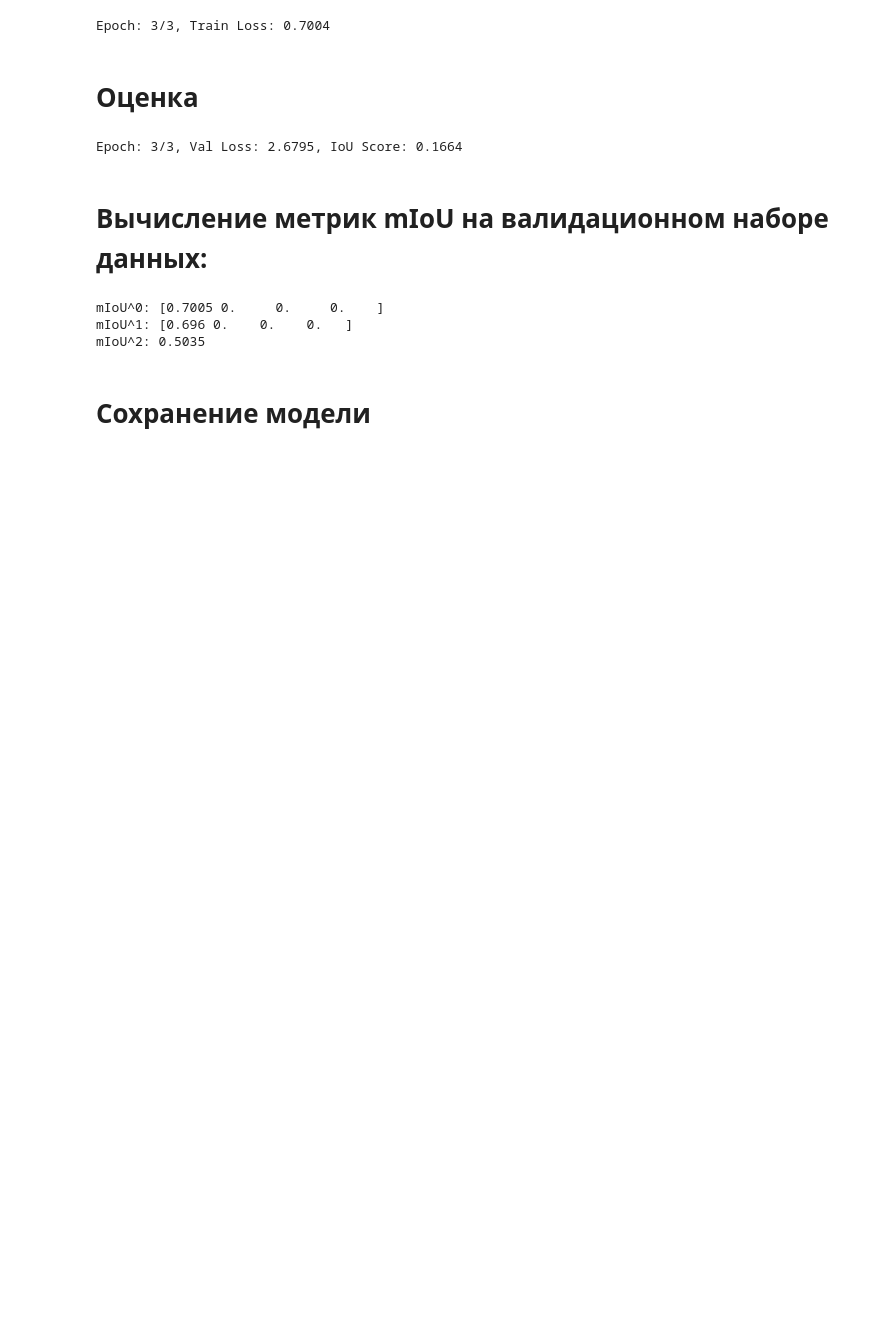
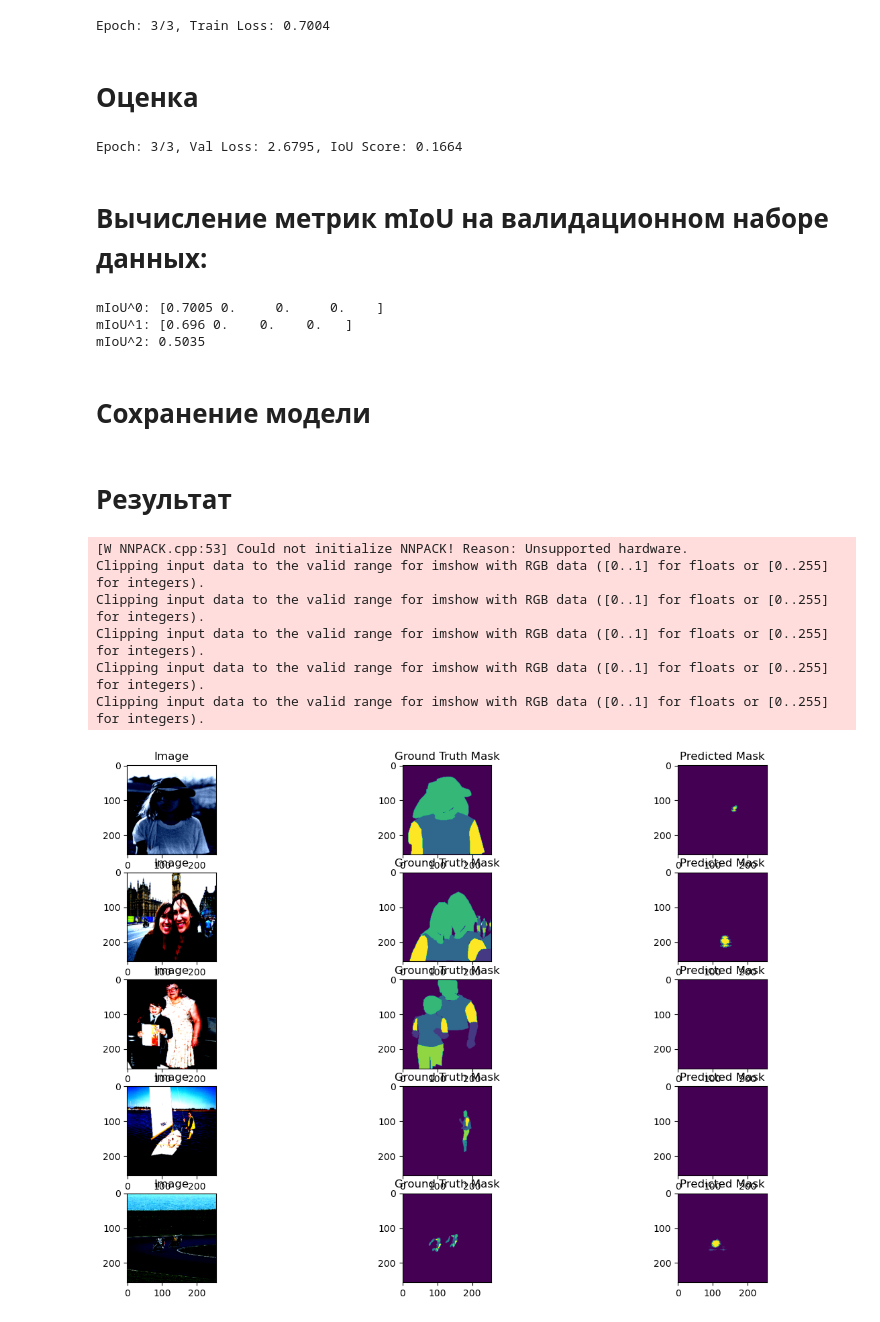
Before and after one commit to MugiChu/Paskal-part-test, a Jupyter notebook: notebooks/UNet_experiment.ipynb, the cells around one changed output. Cells and saved outputs as stored; diff of their text form; code cells hidden in the pictures; blank space fills up the shorter version.

Commit message:
Add function visualize_segmentation_results.

```diff
--- a/notebooks/UNet_experiment.ipynb
+++ b/notebooks/UNet_experiment.ipynb
@@ -183,3 +184,57 @@ mIoU^2: 0.5035
 # Сохранение модели
 # %%
 torch.save(model.state_dict(), "../models/unet_model.pth")
+# %% [markdown]
+# Результат
+# %%
+from typing import Tuple
+import torch
+import numpy as np
+import matplotlib.pyplot as plt
+
+
+def visualize_segmentation_results(
+    model: torch.nn.Module, val_dataset: torch.utils.data.Dataset, device: torch.device
+) -> None:
+    model_path: str = "../models/unet_model.pth"
+    model.load_state_dict(torch.load(model_path, map_location=device))
+
+    with torch.no_grad():
+        visualize_indices = np.random.choice(len(val_dataset), size=5, replace=False)
+
+        fig, axs = plt.subplots(nrows=len(visualize_indices), ncols=3, figsize=(15, 10))
+
+        for i, idx in enumerate(visualize_indices):
+            image, mask = val_dataset[idx]
+
+            image: torch.Tensor = (
+                torch.from_numpy(image.transpose(2, 0, 1))
+                .float()
+                .unsqueeze(0)
+                .to(device)
+            )
+
+            output: torch.Tensor = model(image)
+            _, predicted_mask = torch.max(output, 1)
+
+            predicted_mask: np.ndarray = predicted_mask.squeeze().cpu().numpy()
+
+            axs[i, 0].imshow(image.squeeze().cpu().numpy().transpose(1, 2, 0))
+            axs[i, 0].set_title("Image")
+            axs[i, 1].imshow(mask)
+            axs[i, 1].set_title("Ground Truth Mask")
+            axs[i, 2].imshow(predicted_mask)
+            axs[i, 2].set_title("Predicted Mask")
+
+        plt.show()
+
+
+visualize_segmentation_results(model, val_dataset, device)
+# %% [output]
+[W NNPACK.cpp:53] Could not initialize NNPACK! Reason: Unsupported hardware.
+Clipping input data to the valid range for imshow with RGB data ([0..1] for floats or [0..255] for integers).
+Clipping input data to the valid range for imshow with RGB data ([0..1] for floats or [0..255] for integers).
+Clipping input data to the valid range for imshow with RGB data ([0..1] for floats or [0..255] for integers).
+Clipping input data to the valid range for imshow with RGB data ([0..1] for floats or [0..255] for integers).
+Clipping input data to the valid range for imshow with RGB data ([0..1] for floats or [0..255] for integers).
+[figure, added]
```
Also changed, not shown: parts of 1 cell of this notebook, 1 other file.
